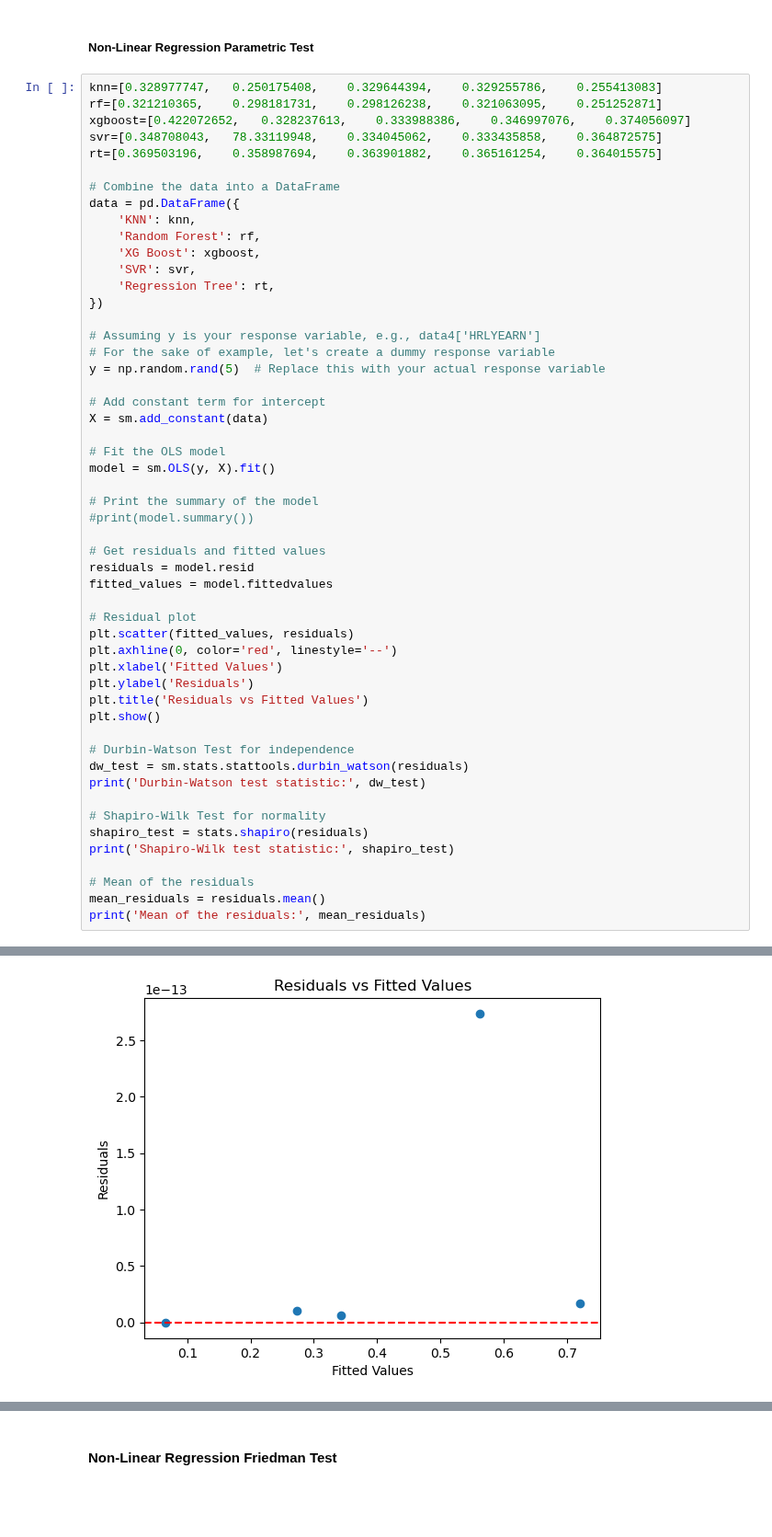
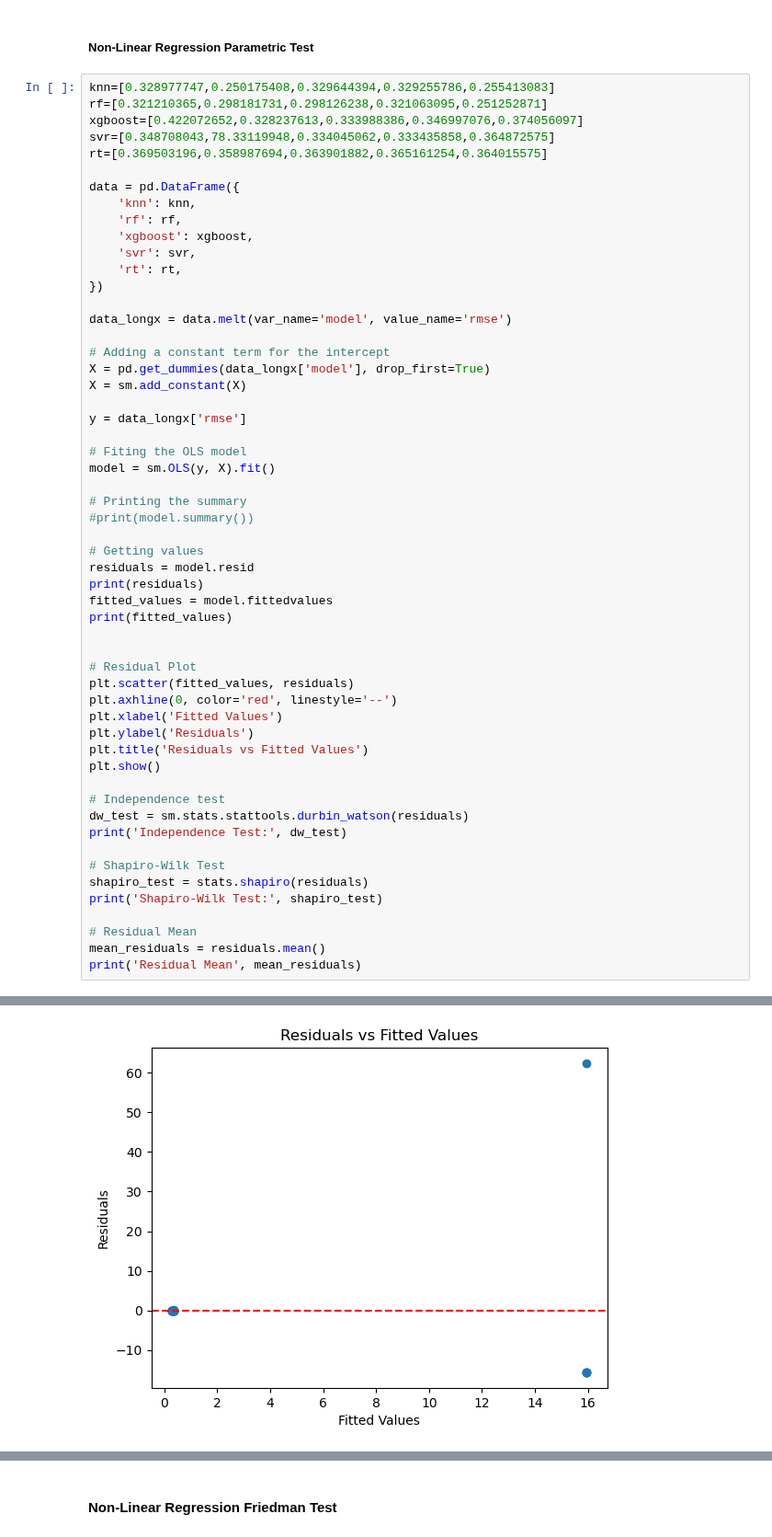
Before and after one commit to harpkang/CIND820_CAPSTONE, a Jupyter notebook: Code/kang_harpreet_code_cind820.ipynb, the cells around one changed output, grey strips where cells are left out. Shown at 92% size. Drawn from its saved outputs; the diff is of its cells as text; blank space fills up the shorter version.

```diff
--- a/Code/kang_harpreet_code_cind820.ipynb
+++ b/Code/kang_harpreet_code_cind820.ipynb
@@ -1326,39 +1308,42 @@ scores_df.to_excel(r'Non-Linear-Regression_Hypertuned.xlsx', index=False)
 # %% [markdown]
 ##### Non-Linear Regression Parametric Test
 # %%
-knn=[0.328977747,	0.250175408,	0.329644394,	0.329255786,	0.255413083]
-rf=[0.321210365,	0.298181731,	0.298126238,	0.321063095,	0.251252871]
-xgboost=[0.422072652,	0.328237613,	0.333988386,	0.346997076,	0.374056097]
-svr=[0.348708043,	78.33119948,	0.334045062,	0.333435858,	0.364872575]
-rt=[0.369503196,	0.358987694,	0.363901882,	0.365161254,	0.364015575]
+knn=[0.328977747,0.250175408,0.329644394,0.329255786,0.255413083]
+rf=[0.321210365,0.298181731,0.298126238,0.321063095,0.251252871]
+xgboost=[0.422072652,0.328237613,0.333988386,0.346997076,0.374056097]
+svr=[0.348708043,78.33119948,0.334045062,0.333435858,0.364872575]
+rt=[0.369503196,0.358987694,0.363901882,0.365161254,0.364015575]
 
-# Combine the data into a DataFrame
 data = pd.DataFrame({
-    'KNN': knn,
-    'Random Forest': rf,
-    'XG Boost': xgboost,
-    'SVR': svr,
-    'Regression Tree': rt,
+    'knn': knn,
+    'rf': rf,
+    'xgboost': xgboost,
+    'svr': svr,
+    'rt': rt,
 })
 
-# Assuming y is your response variable, e.g., data4['HRLYEARN']
-# For the sake of example, let's create a dummy response variable
-y = np.random.rand(5)  # Replace this with your actual response variable
+data_longx = data.melt(var_name='model', value_name='rmse')
 
-# Add constant term for intercept
-X = sm.add_constant(data)
+# Adding a constant term for the intercept
+X = pd.get_dummies(data_longx['model'], drop_first=True)
+X = sm.add_constant(X)
 
-# Fit the OLS model
+y = data_longx['rmse']
+
+# Fiting the OLS model
 model = sm.OLS(y, X).fit()
 
-# Print the summary of the model
+# Printing the summary
 #print(model.summary())
 
-# Get residuals and fitted values
+# Getting values
 residuals = model.resid
+print(residuals)
 fitted_values = model.fittedvalues
+print(fitted_values)
 
-# Residual plot
+
+# Residual Plot
 plt.scatter(fitted_values, residuals)
 plt.axhline(0, color='red', linestyle='--')
 plt.xlabel('Fitted Values')
@@ -1366,15 +1351,15 @@ plt.ylabel('Residuals')
 plt.title('Residuals vs Fitted Values')
 plt.show()
 
-# Durbin-Watson Test for independence
+# Independence test
 dw_test = sm.stats.stattools.durbin_watson(residuals)
-print('Durbin-Watson test statistic:', dw_test)
+print('Independence Test:', dw_test)
 
-# Shapiro-Wilk Test for normality
+# Shapiro-Wilk Test
 shapiro_test = stats.shapiro(residuals)
-print('Shapiro-Wilk test statistic:', shapiro_test)
+print('Shapiro-Wilk Test:', shapiro_test)
 
-# Mean of the residuals
+# Residual Mean
 mean_residuals = residuals.mean()
-print('Mean of the residuals:', mean_residuals)
+print('Residual Mean', mean_residuals)
 # %% [output]
@@ -1381 +1383 @@ print('Mean of the residuals:', mean_residuals)
-[figure, old version]
+[figure, new version]
```
Also changed, not shown: parts of 21 cells of this notebook, 7 other files.
